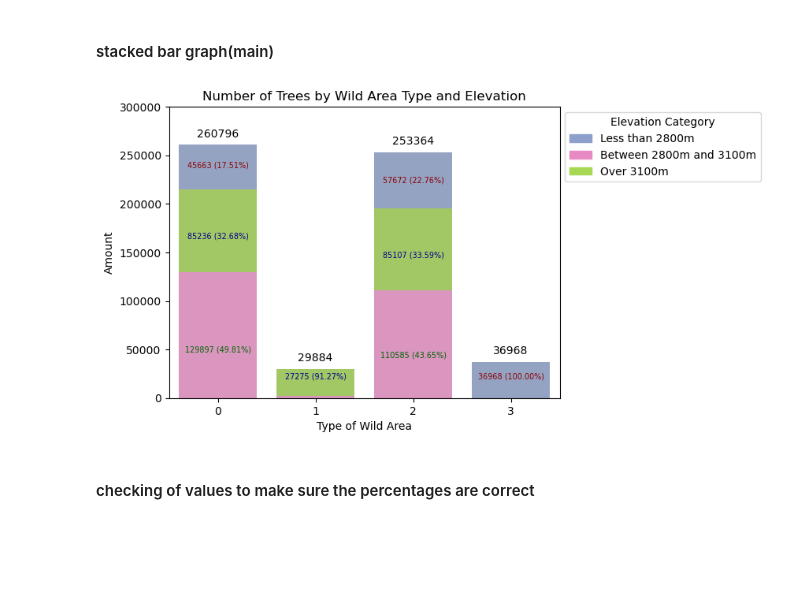
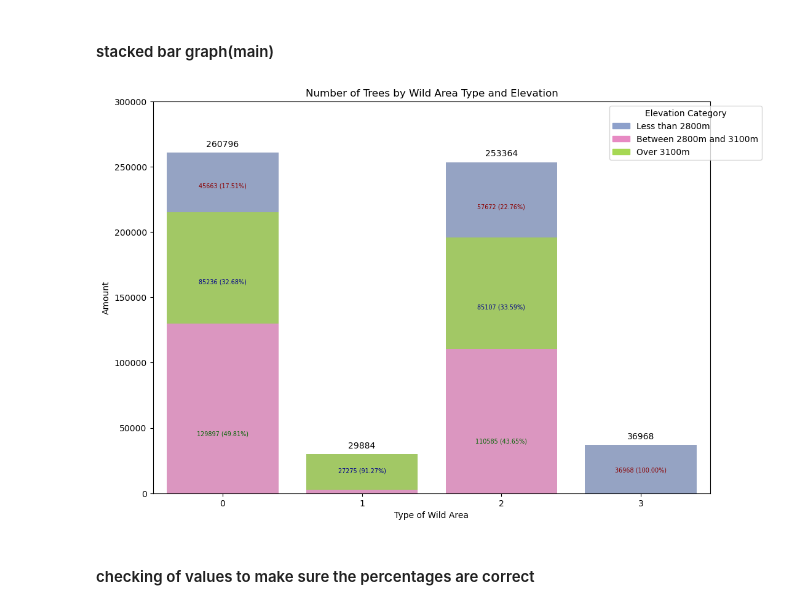
Before and after one commit to leofrio/tree-covers-classification-analysis, a Jupyter notebook: treeCover.ipynb, the cells around one changed output. Drawn from its saved outputs; the diff is of its cells as text; code cells hidden in the pictures; blank space fills up the shorter version.

Commit message:
fixing image resolution better

```diff
--- a/treeCover.ipynb
+++ b/treeCover.ipynb
@@ -460,12 +460,17 @@ the len
 # %%
 import matplotlib.patches as mpatches
 # Assuming df_elevation, df_height, and other necessary data are defined
+from matplotlib import rcParams
+
+# figure size in inches
+rcParams['figure.figsize'] = 11.7,8.27
 df_elevation=df.copy()
 conditions = [
     (df_elevation['Elevation'] < 2800),
     (df_elevation['Elevation'] >= 2800) & (df_elevation['Elevation'] <= 3100),
     (df_elevation['Elevation'] > 3100)
 ]
+
 choices = ['Less than 2800m', 'Between 2800m and 3100m', 'Over 3100m']
 df_elevation['Elevation_Category'] = np.select(condlist=conditions, choicelist=choices, default='Error')
 
@@ -475,7 +480,6 @@ df_elevation['Elevation_Category'] = pd.Categorical(df_elevation['Elevation_Cate
 df_height = df_elevation.groupby('wilderness_area', observed=False).size().reset_index(name='count').copy()
 
 palette = sns.color_palette('Set2', n_colors=8)
-
 # Less than 2800m
 lower = sns.barplot(x='wilderness_area', y='count', data=df_height, color=palette[2], edgecolor='none')
 for p in lower.patches:
@@ -508,36 +512,36 @@ for i in range(0,len(lower.patches),3):
     m_percentage = plot_df.loc[i+ 1, 'percentage']
     h_percentage = plot_df.loc[i+2, 'percentage']
     p_height_l=0
     p_height_m=0
     p_height_h=0
     modifier=0.3
     acceptable= 20 if df_height.loc[j-1,'count'] < 50000 else 10 if df_height.loc[j-1,'count'] < 100000 else 0
     if l_percentage > 0 and l_percentage >= acceptable:
         p_height_l=middle_height +high_height + (lower_height *modifier)
         lower.annotate(f'{int(lower_height)} ({l_percentage:.2f}%)', (lower_p.get_x() + lower_p.get_width() / 2., p_height_l ),
                         ha='center', va='center', xytext=(0, 10), textcoords='offset points',color='darkred',size='x-small')
     if m_percentage > 0 and m_percentage >= acceptable:
         p_height_m=middle_height *modifier
         middle.annotate(f'{int(middle_height)} ({m_percentage:.2f}%)', (middle_p.get_x() + middle_p.get_width() / 2., p_height_m ),
                         ha='center', va='center', xytext=(0, 10), textcoords='offset points',color='darkgreen',size='x-small')
     if h_percentage > 0 and h_percentage >= acceptable:
         p_height_h=middle_height + (high_height*modifier)
         high.annotate(f'{int(high_height)} ({h_percentage:.2f}%)', (high_p.get_x() + high_p.get_width() / 2., p_height_h ),
                         ha='center', va='center', xytext=(0, 10), textcoords='offset points',color='darkblue',size='x-small')
 
 choices = ['Less than 2800m', 'Between 2800m and 3100m', 'Over 3100m']
 bars = [mpatches.Patch(color=palette[i+2], label=choices[i]) for i in range(3)]
-plt.legend(handles=bars, title='Elevation Category', bbox_to_anchor=(1, 1))
+plt.legend(handles=bars, title='Elevation Category', bbox_to_anchor=(1.1, 1))
 
 plt.ylim((0, 300000))
 plt.ylabel('Amount')
 plt.xlabel('Type of Wild Area')
 plt.title('Number of Trees by Wild Area Type and Elevation')
-plt.savefig('./images/n_tree_wilderness_area_and_elevation_stacked.png')
+plt.savefig('./images/n_tree_wilderness_area_and_elevation_stacked.png',)
 
 plt.show()
 # %% [output]
-[figure, old version]
+[figure, new version]
 # %% [markdown]
 #### checking of values to make sure the percentages are correct
 # %%
```
Also changed, not shown: parts of 9 cells of this notebook, 2 other files.
